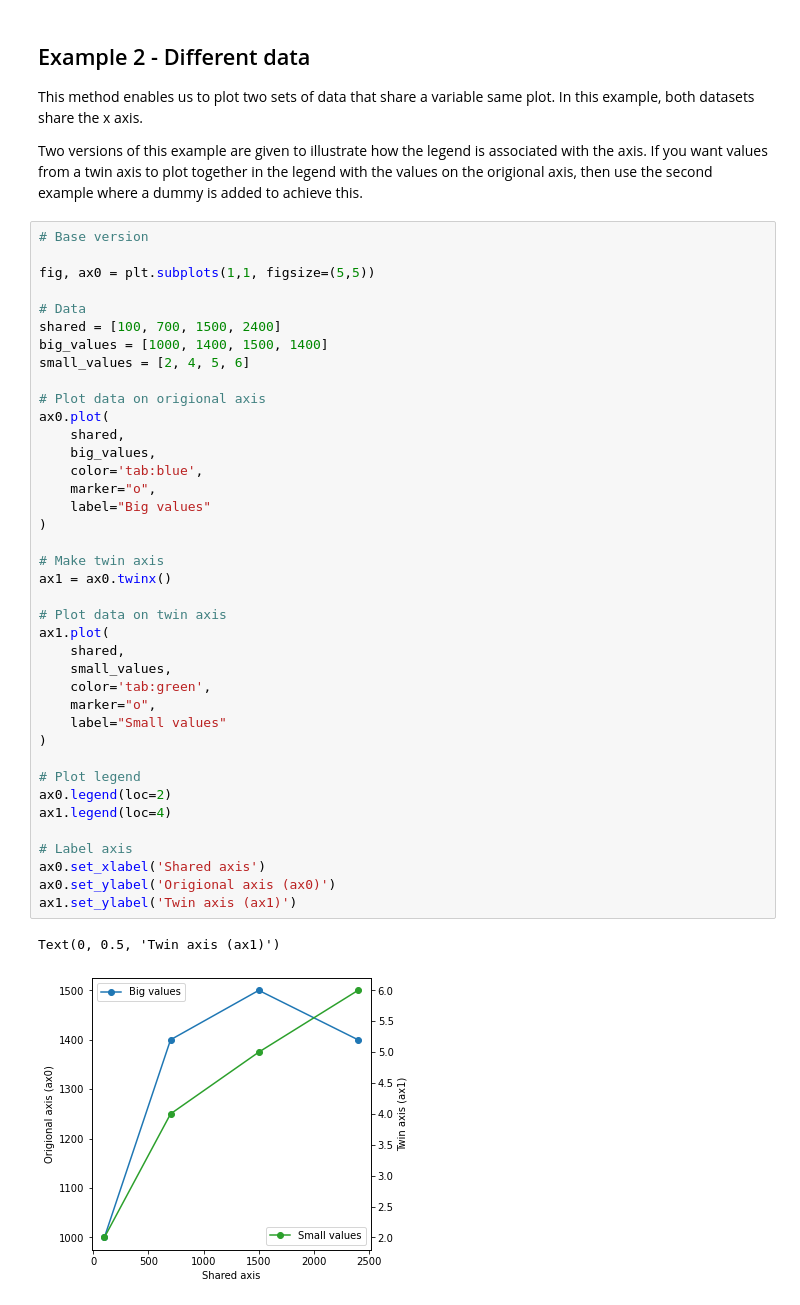
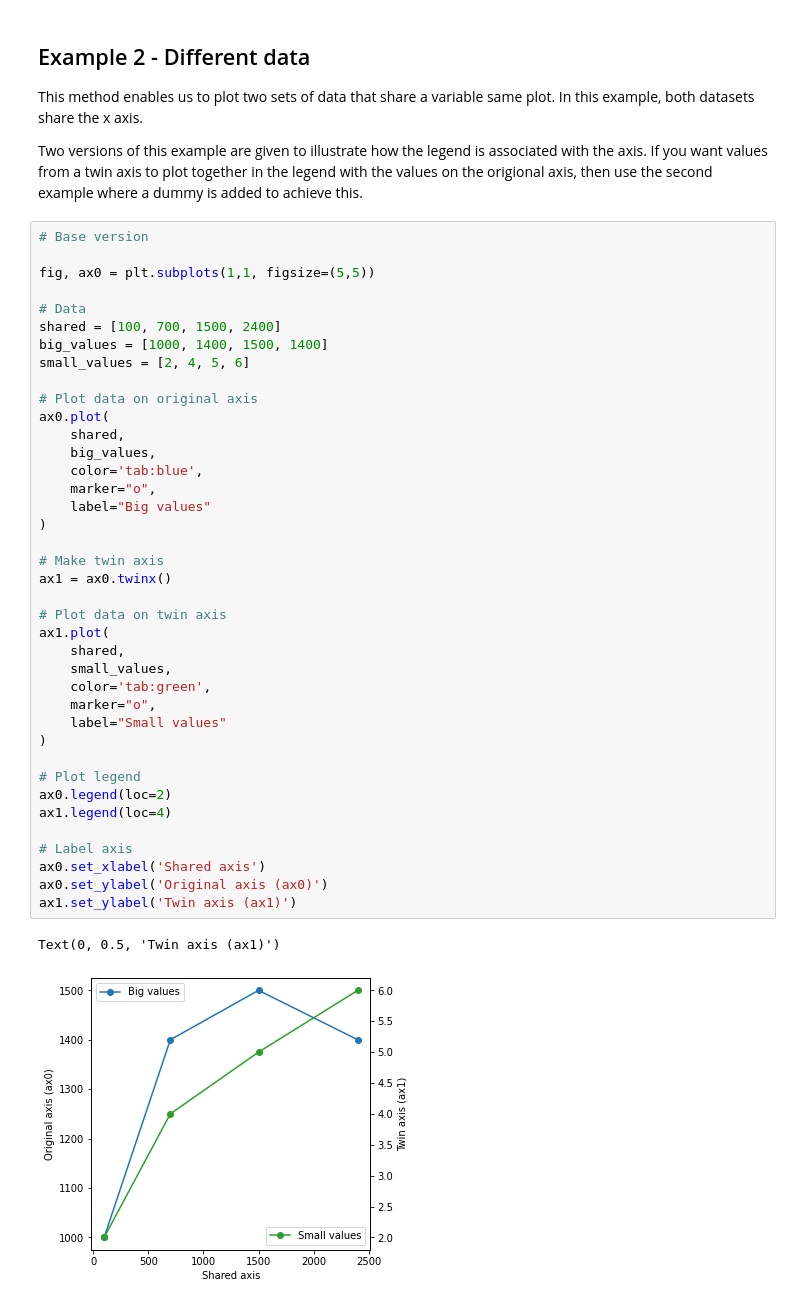
Before and after one commit to ICWallis/tutorial-publication-ready-figures, a Jupyter notebook: Recipes/twin-axis.ipynb, the cells around one changed output. Cells and saved outputs as stored; diff of their text form.

```diff
--- a/Recipes/twin-axis.ipynb
+++ b/Recipes/twin-axis.ipynb
@@ -84,38 +84,38 @@ shared = [100, 700, 1500, 2400]
 big_values = [1000, 1400, 1500, 1400]
 small_values = [2, 4, 5, 6]
 
-# Plot data on origional axis
+# Plot data on original axis
 ax0.plot(
     shared,
     big_values,
     color='tab:blue',
     marker="o",
     label="Big values"
 )
 
 # Make twin axis
 ax1 = ax0.twinx()
 
 # Plot data on twin axis
 ax1.plot(
     shared,
     small_values,
     color='tab:green',
     marker="o",
     label="Small values"
 )
 
 # Plot legend
 ax0.legend(loc=2)
 ax1.legend(loc=4)
 
 # Label axis
 ax0.set_xlabel('Shared axis')
-ax0.set_ylabel('Origional axis (ax0)')
+ax0.set_ylabel('Original axis (ax0)')
 ax1.set_ylabel('Twin axis (ax1)')
 # %% [output]
 Text(0, 0.5, 'Twin axis (ax1)')
-[figure, old version]
+[figure, new version]
 # %%
 # Variant showing how to combine the legends
 
```
Also changed, not shown: parts of 4 cells of this notebook.
